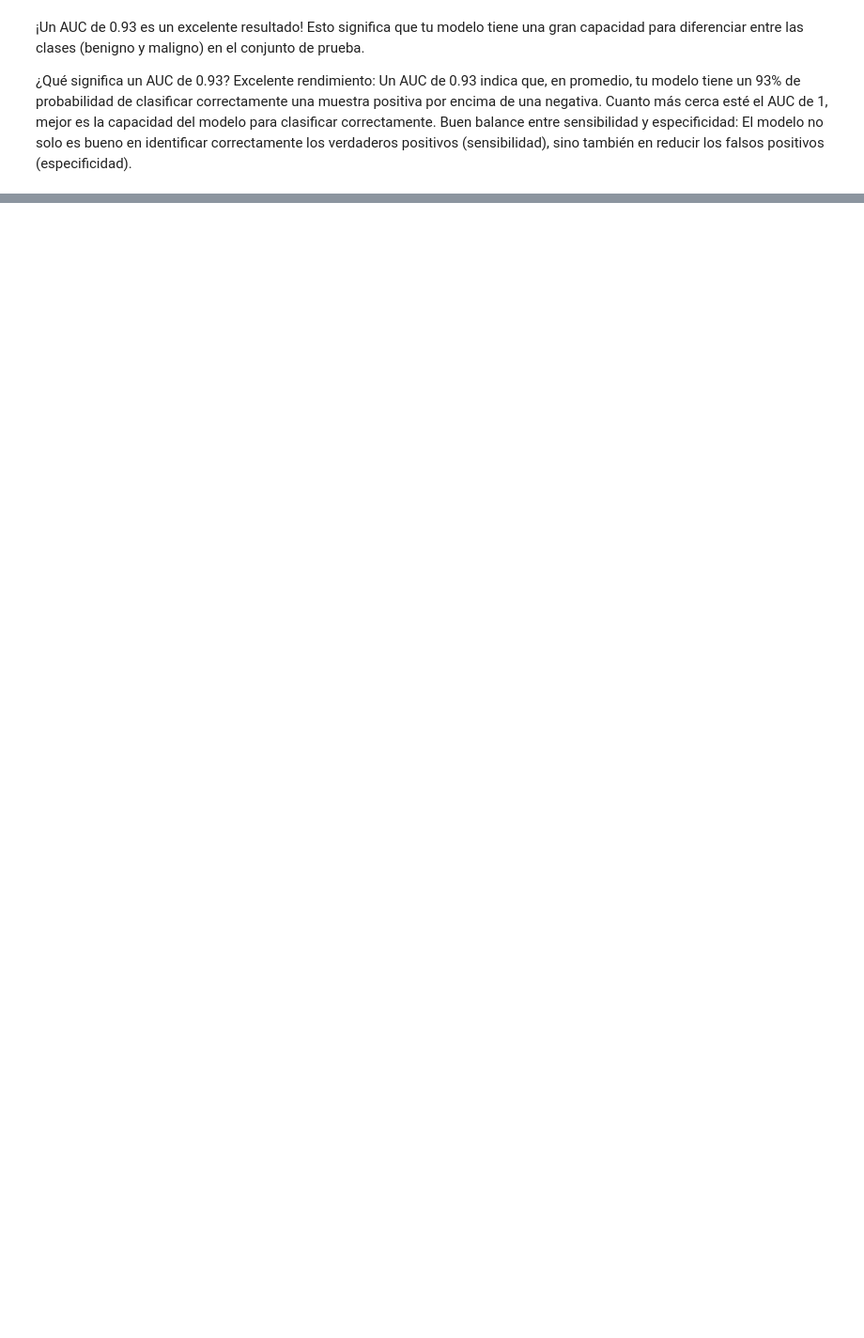
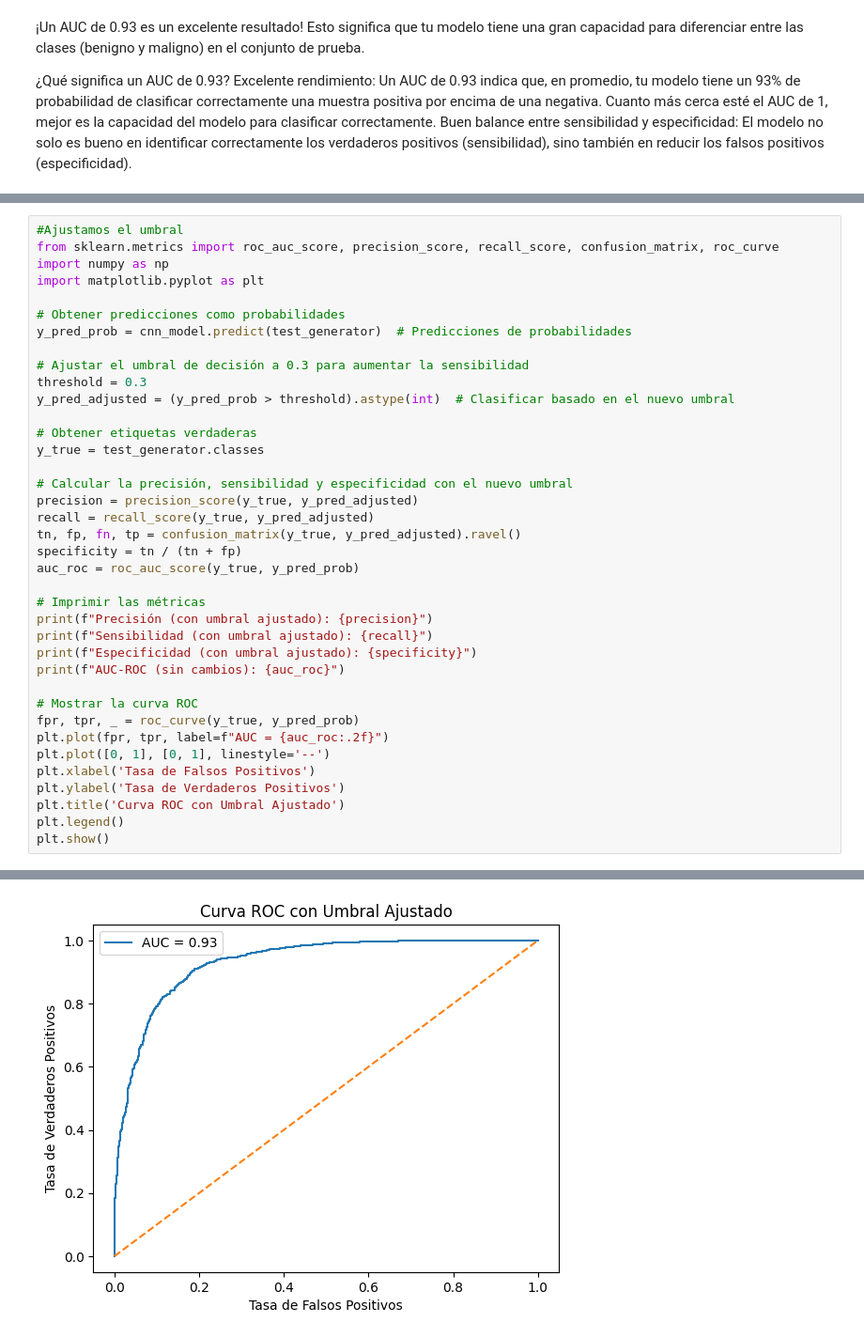
Before and after one commit to AngelMP02/Caso2, a Jupyter notebook: redes.ipynb, the cells around one changed output, grey strips where cells are left out. Shown at 94% size. Saved outputs shown, nothing was run; the diff lists cells and outputs as text; blank space fills up the shorter version.

```diff
--- a/redes.ipynb
+++ b/redes.ipynb
@@ -489,0 +513,39 @@ Buen balance entre sensibilidad y especificidad: El modelo no solo es bueno en i
+# %%
+#Ajustamos el umbral
+from sklearn.metrics import roc_auc_score, precision_score, recall_score, confusion_matrix, roc_curve
+import numpy as np
+import matplotlib.pyplot as plt
+
+# Obtener predicciones como probabilidades
+y_pred_prob = cnn_model.predict(test_generator)  # Predicciones de probabilidades
+
+# Ajustar el umbral de decisión a 0.3 para aumentar la sensibilidad
+threshold = 0.3
+y_pred_adjusted = (y_pred_prob > threshold).astype(int)  # Clasificar basado en el nuevo umbral
+
+# Obtener etiquetas verdaderas
+y_true = test_generator.classes
+
+# Calcular la precisión, sensibilidad y especificidad con el nuevo umbral
+precision = precision_score(y_true, y_pred_adjusted)
+recall = recall_score(y_true, y_pred_adjusted)
+tn, fp, fn, tp = confusion_matrix(y_true, y_pred_adjusted).ravel()
+specificity = tn / (tn + fp)
+auc_roc = roc_auc_score(y_true, y_pred_prob)
+
+# Imprimir las métricas
+print(f"Precisión (con umbral ajustado): {precision}")
+print(f"Sensibilidad (con umbral ajustado): {recall}")
+print(f"Especificidad (con umbral ajustado): {specificity}")
+print(f"AUC-ROC (sin cambios): {auc_roc}")
+
+# Mostrar la curva ROC
+fpr, tpr, _ = roc_curve(y_true, y_pred_prob)
+plt.plot(fpr, tpr, label=f"AUC = {auc_roc:.2f}")
+plt.plot([0, 1], [0, 1], linestyle='--')
+plt.xlabel('Tasa de Falsos Positivos')
+plt.ylabel('Tasa de Verdaderos Positivos')
+plt.title('Curva ROC con Umbral Ajustado')
+plt.legend()
+plt.show()
+# %% [output]
@@ -489,0 +557 @@ Buen balance entre sensibilidad y especificidad: El modelo no solo es bueno en i
+[figure, added]
```
Also changed, not shown: parts of 8 cells of this notebook, 1 other file.
